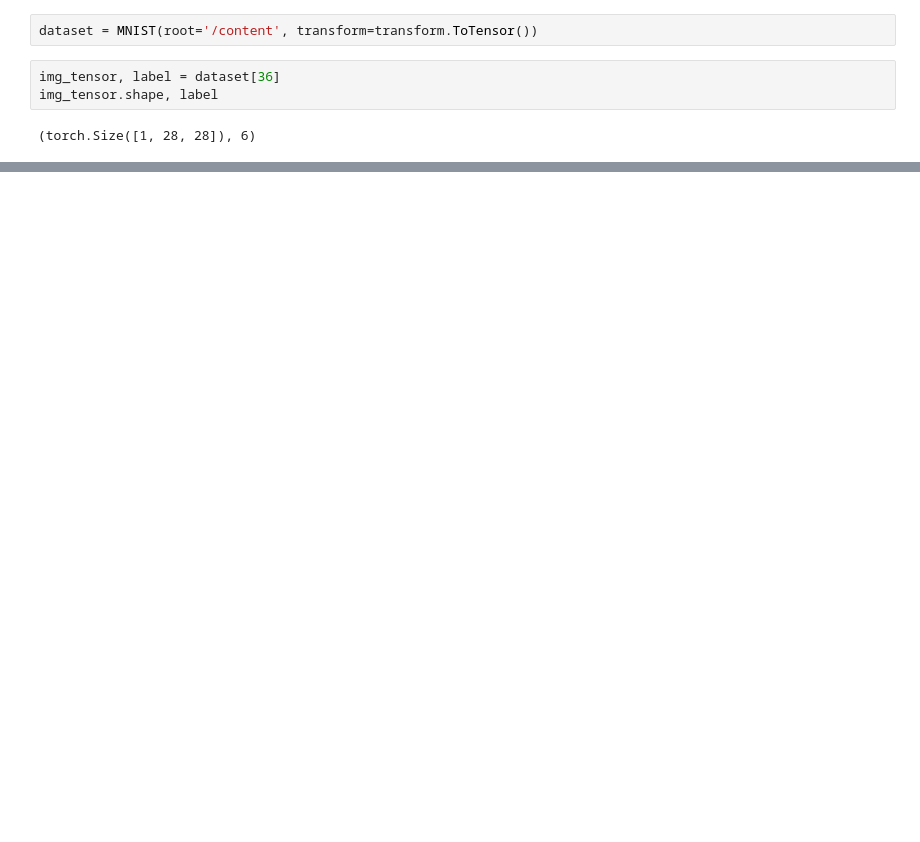
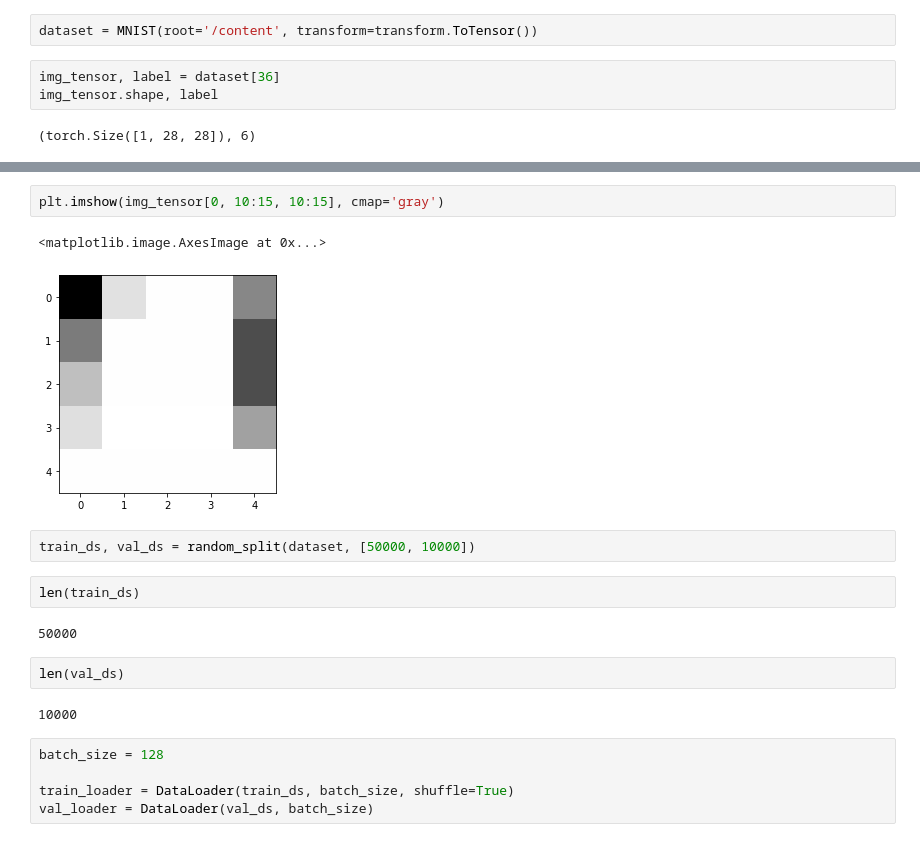
Before and after one commit to ksachchidanand/Deep-Learning, a Jupyter notebook: Zero to GANs/Logistic Regression.ipynb, the cells around one changed output, grey strips where cells are left out. Saved outputs shown, nothing was run; the diff lists cells and outputs as text; blank space fills up the shorter version.

Commit message:
Training data and Validation data ready

```diff
--- a/Zero to GANs/Logistic Regression.ipynb
+++ b/Zero to GANs/Logistic Regression.ipynb
@@ -65,0 +75,20 @@ print(img_tensor, )
+# %%
+plt.imshow(img_tensor[0, 10:15, 10:15], cmap='gray')
+# %% [output]
+<matplotlib.image.AxesImage at 0x...>
+[figure, added]
+# %%
+train_ds, val_ds = random_split(dataset, [50000, 10000])
+# %%
+len(train_ds)
+# %% [output]
+50000
+# %%
+len(val_ds)
+# %% [output]
+10000
+# %%
+batch_size = 128
+
+train_loader = DataLoader(train_ds, batch_size, shuffle=True)
+val_loader = DataLoader(val_ds, batch_size)
```
Also changed, not shown: parts of 3 cells of this notebook.
